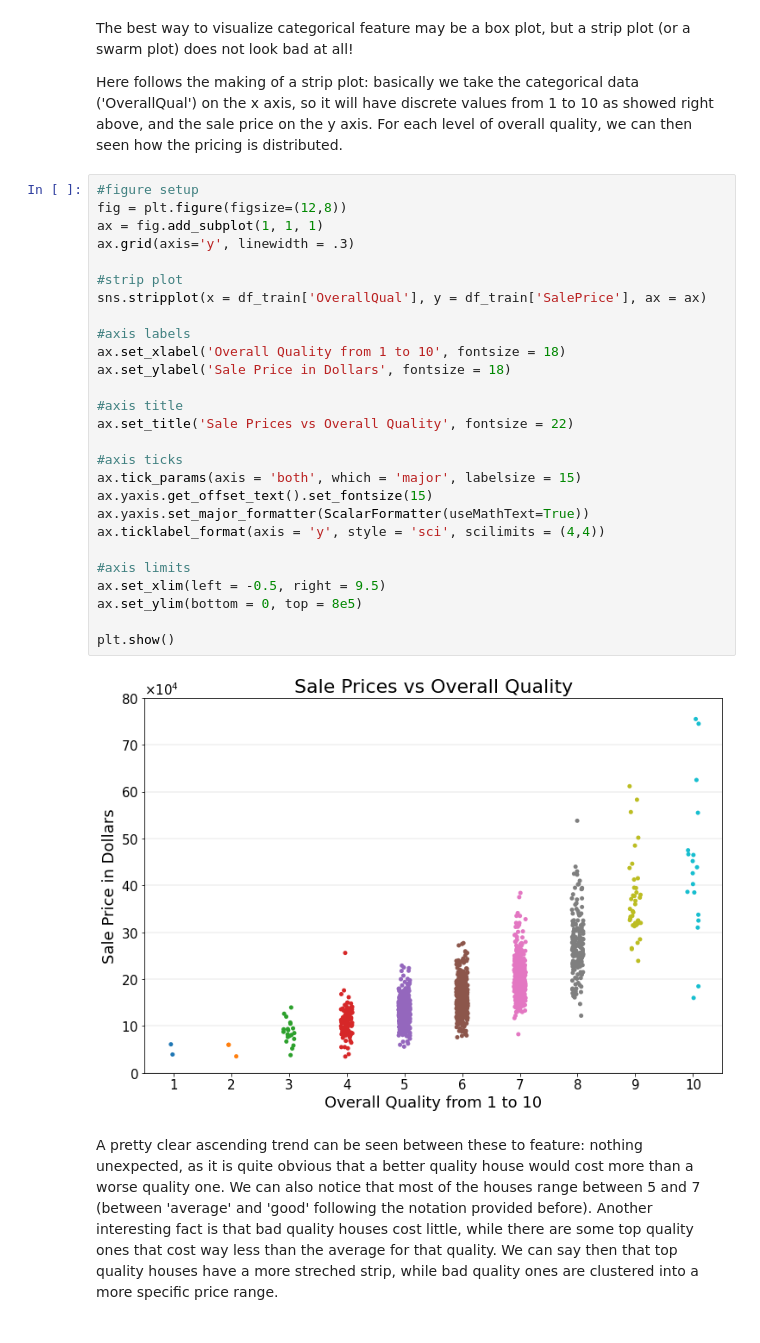
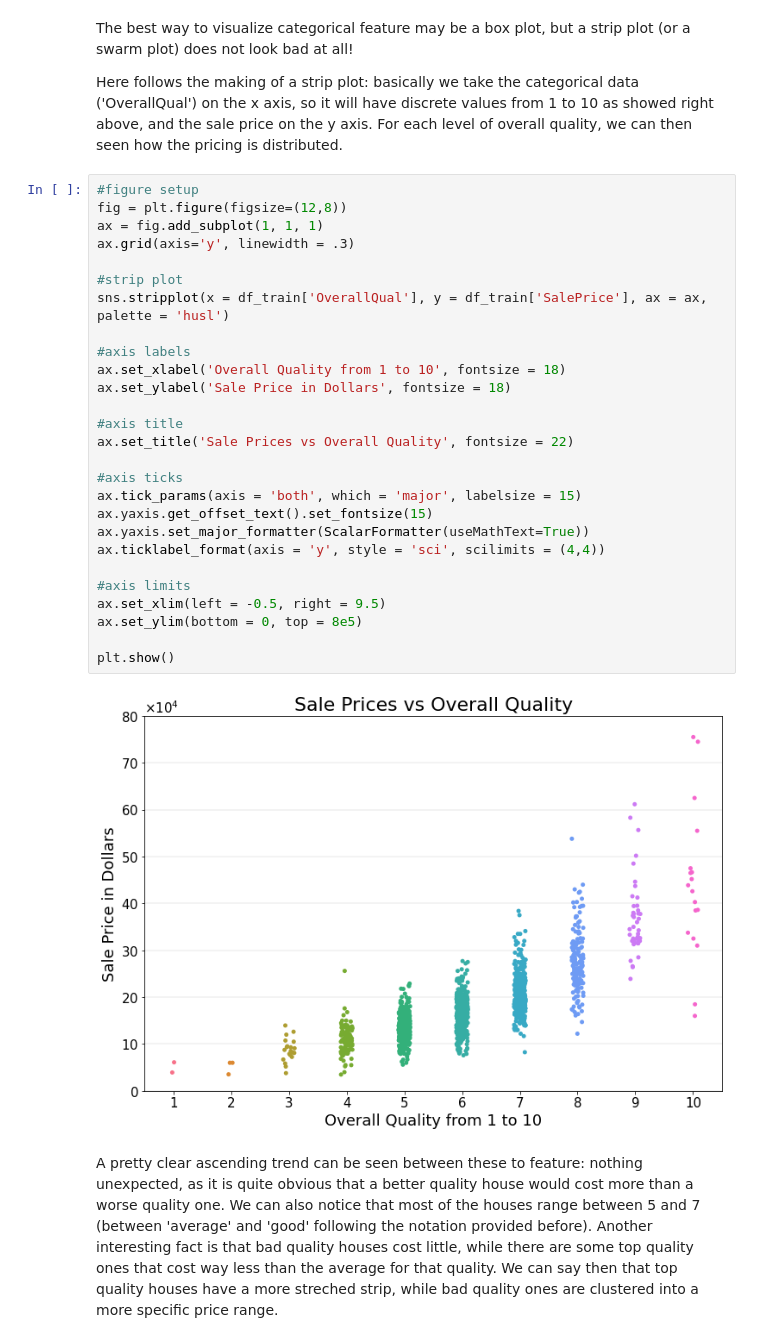
Before and after one commit to niklai99/House-Prices, a Jupyter notebook: house_pricing.ipynb, the cells around one changed output. Cells and saved outputs as stored; diff of their text form.

Commit message:
Updated strip plot colors

```diff
--- a/house_pricing.ipynb
+++ b/house_pricing.ipynb
@@ -213,32 +213,32 @@ Here follows the making of a strip plot: basically we take the categorical data
 # %%
 #figure setup
 fig = plt.figure(figsize=(12,8))
 ax = fig.add_subplot(1, 1, 1)
 ax.grid(axis='y', linewidth = .3)
 
 #strip plot
-sns.stripplot(x = df_train['OverallQual'], y = df_train['SalePrice'], ax = ax)
+sns.stripplot(x = df_train['OverallQual'], y = df_train['SalePrice'], ax = ax, palette = 'husl')
 
 #axis labels
 ax.set_xlabel('Overall Quality from 1 to 10', fontsize = 18)
 ax.set_ylabel('Sale Price in Dollars', fontsize = 18)
 
 #axis title
 ax.set_title('Sale Prices vs Overall Quality', fontsize = 22)
 
 #axis ticks
 ax.tick_params(axis = 'both', which = 'major', labelsize = 15)
 ax.yaxis.get_offset_text().set_fontsize(15)
 ax.yaxis.set_major_formatter(ScalarFormatter(useMathText=True))
 ax.ticklabel_format(axis = 'y', style = 'sci', scilimits = (4,4))
 
 #axis limits
 ax.set_xlim(left = -0.5, right = 9.5)
 ax.set_ylim(bottom = 0, top = 8e5)
 
 plt.show()
 # %% [output]
-[figure, old version]
+[figure, new version]
 # %% [markdown]
 A pretty clear ascending trend can be seen between these to feature: nothing unexpected, as it is quite obvious that a better quality house would cost more than a worse quality one. We can also notice that most of the houses range between 5 and 7 (between 'average' and 'good' following the notation provided before). Another interesting fact is that bad quality houses cost little, while there are some top quality ones that cost way less than the average for that quality. We can say then that top quality houses have a more streched strip, while bad quality ones are clustered into a more specific price range.
 # %% [markdown]
```
